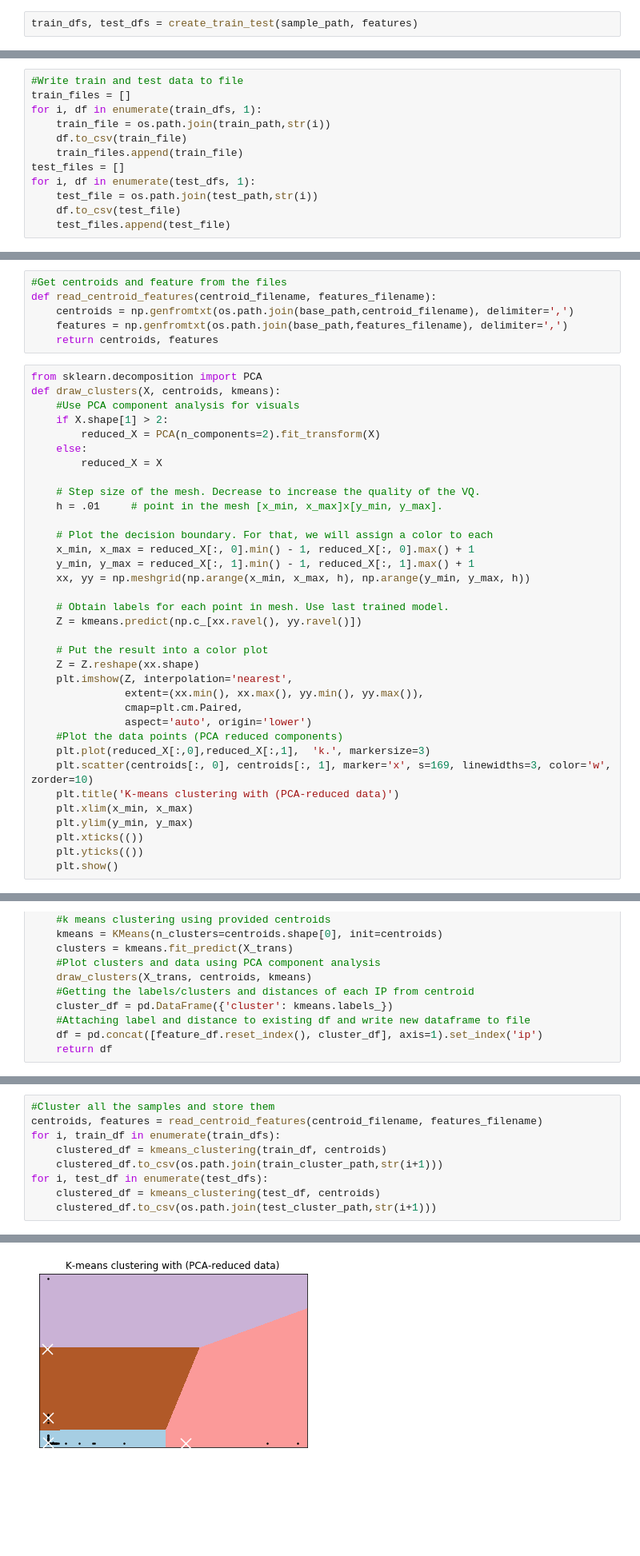
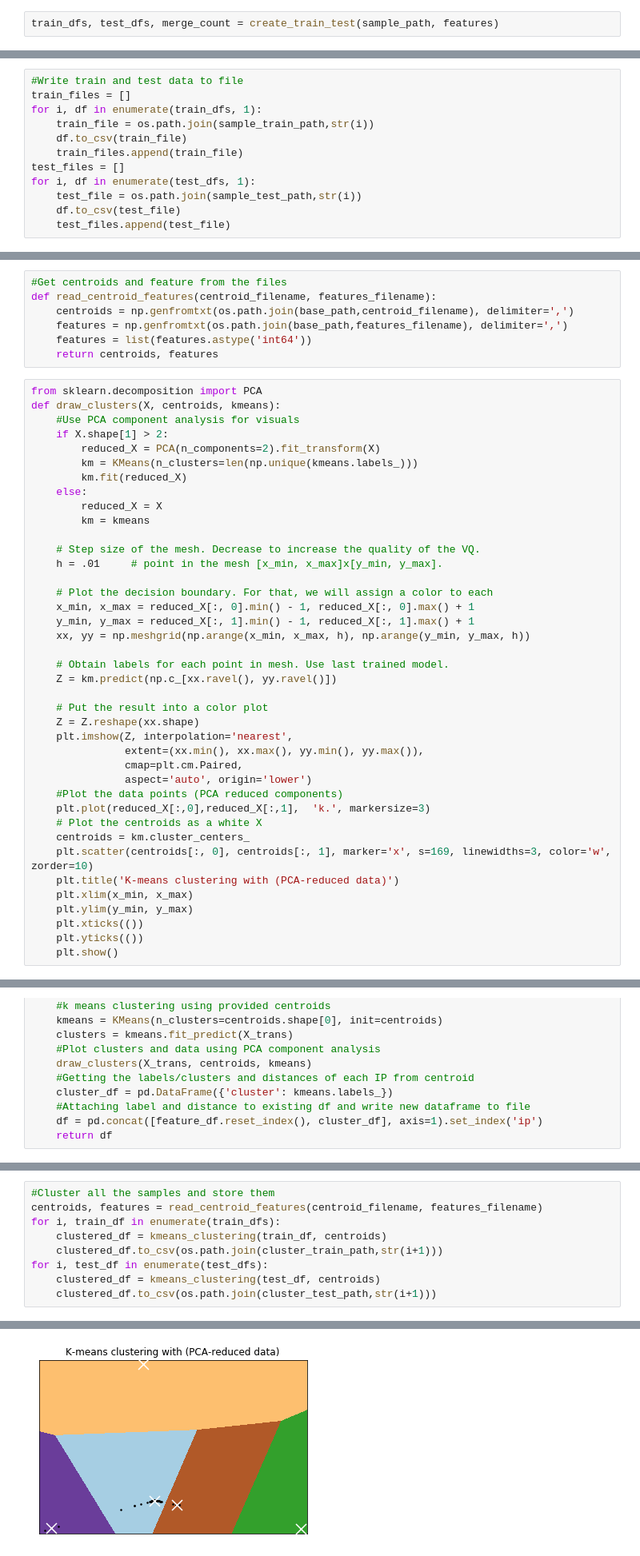
Before and after one commit to arpitgawande/ThesisPrograms, a Jupyter notebook: notebooks/IP_clustering.ipynb, the cells around one changed output, grey strips where cells are left out. Shown: that part at 80% size. Saved outputs shown, nothing was run; the diff lists cells and outputs as text; blank space fills up the shorter version.

```diff
--- a/notebooks/IP_clustering.ipynb
+++ b/notebooks/IP_clustering.ipynb
@@ -118,2 +117,2 @@ def create_train_test(sample_path, features):
 # %%
-train_dfs, test_dfs = create_train_test(sample_path, features)
+train_dfs, test_dfs, merge_count = create_train_test(sample_path, features)
@@ -123,12 +124,12 @@ train_dfs, test_dfs = create_train_test(sample_path, features)
 #Write train and test data to file
 train_files = []
 for i, df in enumerate(train_dfs, 1):
-    train_file = os.path.join(train_path,str(i))
+    train_file = os.path.join(sample_train_path,str(i))
     df.to_csv(train_file)
     train_files.append(train_file)
 test_files = []
 for i, df in enumerate(test_dfs, 1):
-    test_file = os.path.join(test_path,str(i))
+    test_file = os.path.join(sample_test_path,str(i))
     df.to_csv(test_file)
     test_files.append(test_file)
 # %%
@@ -263,6 +265,7 @@ kmeans_common_create_centroids(train_dfs, features, cluster_count, centroid_file
 def read_centroid_features(centroid_filename, features_filename):
     centroids = np.genfromtxt(os.path.join(base_path,centroid_filename), delimiter=',')
     features = np.genfromtxt(os.path.join(base_path,features_filename), delimiter=',')
+    features = list(features.astype('int64'))
     return centroids, features
 # %%
 from sklearn.decomposition import PCA
@@ -270,8 +273,11 @@ def draw_clusters(X, centroids, kmeans):
     #Use PCA component analysis for visuals
     if X.shape[1] > 2:
         reduced_X = PCA(n_components=2).fit_transform(X)
+        km = KMeans(n_clusters=len(np.unique(kmeans.labels_)))
+        km.fit(reduced_X)
     else:
         reduced_X = X
+        km = kmeans
 
     # Step size of the mesh. Decrease to increase the quality of the VQ.
     h = .01     # point in the mesh [x_min, x_max]x[y_min, y_max].
@@ -282,7 +288,7 @@ def draw_clusters(X, centroids, kmeans):
     xx, yy = np.meshgrid(np.arange(x_min, x_max, h), np.arange(y_min, y_max, h))
 
     # Obtain labels for each point in mesh. Use last trained model.
-    Z = kmeans.predict(np.c_[xx.ravel(), yy.ravel()])
+    Z = km.predict(np.c_[xx.ravel(), yy.ravel()])
 
     # Put the result into a color plot
     Z = Z.reshape(xx.shape)
@@ -292,6 +298,8 @@ def draw_clusters(X, centroids, kmeans):
                aspect='auto', origin='lower')
     #Plot the data points (PCA reduced components)
     plt.plot(reduced_X[:,0],reduced_X[:,1],  'k.', markersize=3)
+    # Plot the centroids as a white X
+    centroids = km.cluster_centers_
     plt.scatter(centroids[:, 0], centroids[:, 1], marker='x', s=169, linewidths=3, color='w', zorder=10)
     plt.title('K-means clustering with (PCA-reduced data)')
     plt.xlim(x_min, x_max)
@@ -321,8 +339,8 @@ def kmeans_clustering(feature_df, centroids):
 centroids, features = read_centroid_features(centroid_filename, features_filename)
 for i, train_df in enumerate(train_dfs):
     clustered_df = kmeans_clustering(train_df, centroids)
-    clustered_df.to_csv(os.path.join(train_cluster_path,str(i+1)))
+    clustered_df.to_csv(os.path.join(cluster_train_path,str(i+1)))
 for i, test_df in enumerate(test_dfs):
     clustered_df = kmeans_clustering(test_df, centroids)
-    clustered_df.to_csv(os.path.join(test_cluster_path,str(i+1)))
+    clustered_df.to_csv(os.path.join(cluster_test_path,str(i+1)))
 # %% [output]
@@ -333,4 +351,4 @@ for i, test_df in enumerate(test_dfs):
-[figure, old version]
+[figure, new version]
 # %%
 print(centroids)
 # %% [output]
```
Also changed, not shown: parts of 73 cells of this notebook, 3 other files.
